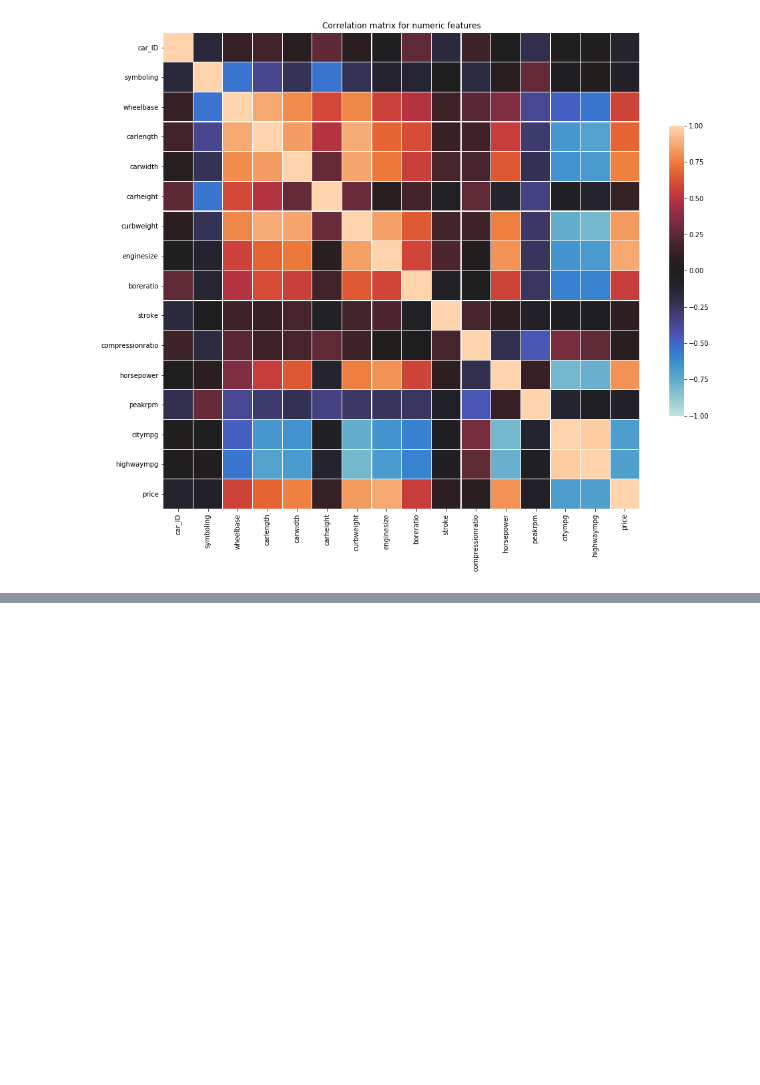
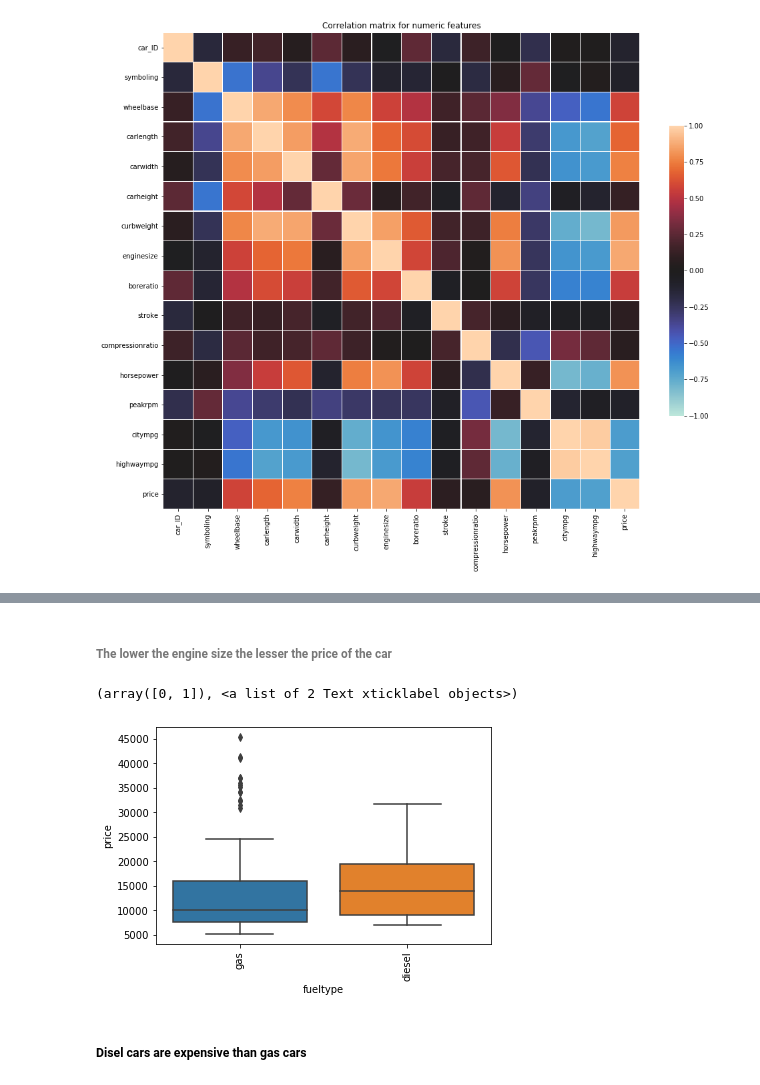
Before and after one commit to PriyaVj-DS/DataScience-Cert-MilestoneProjects, a Jupyter notebook: Multiple Regression Predicting Car Prices.ipynb, the cells around one changed output, grey strips where cells are left out. Cells and saved outputs as stored; diff of their text form; code cells hidden in the pictures; blank space fills up the shorter version.

```diff
--- a/Multiple Regression Predicting Car Prices.ipynb
+++ b/Multiple Regression Predicting Car Prices.ipynb
@@ -58,0 +175,11 @@ SyntaxError: invalid syntax (<ipython-input-16-9ad2d3ab5ac9>, line 1)
+# %% [markdown]
+###### The lower the engine size the lesser the price of the car
+# %%
+# Box Plot
+sns.boxplot(x=df["fueltype"], y=df["price"])
+plt.xticks(rotation=90)
+# %% [output]
+(array([0, 1]), <a list of 2 Text xticklabel objects>)
+[figure, added]
+# %% [markdown]
+##### Disel cars are expensive than gas cars
```
Also changed, not shown: parts of 11 cells of this notebook.
